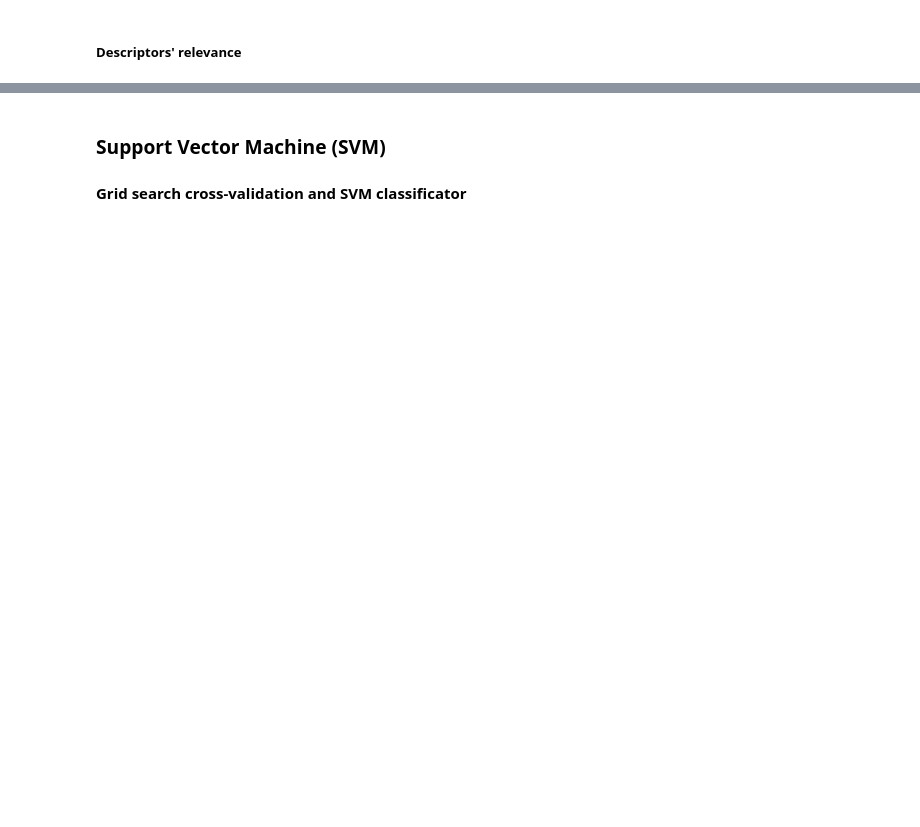
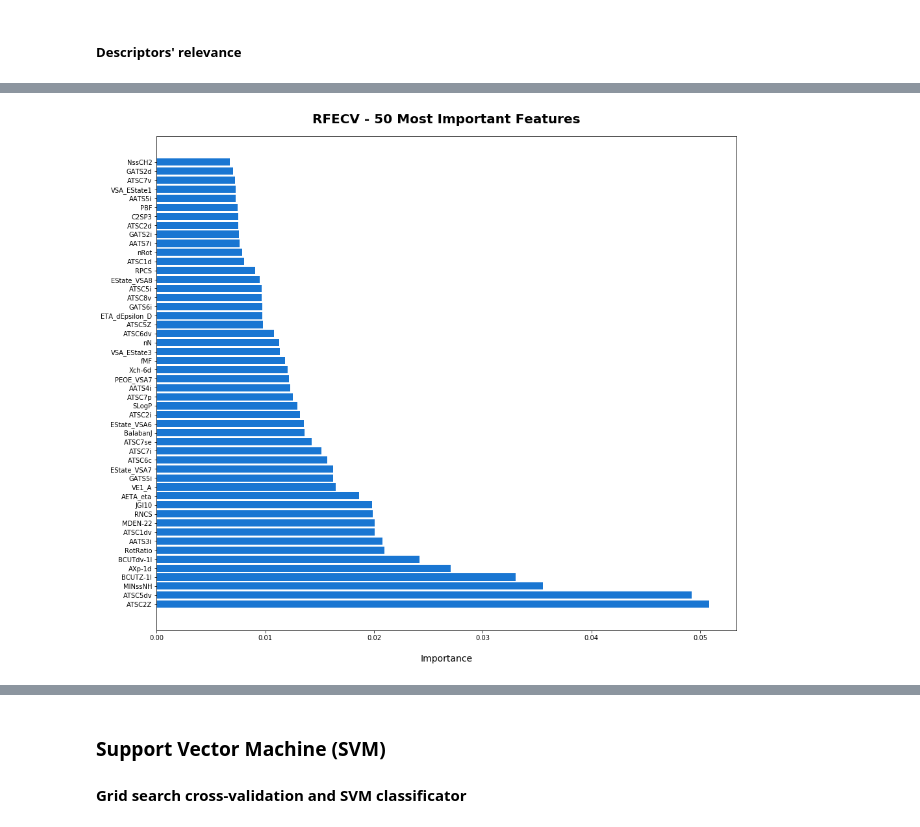
Before and after one commit to AlexisMolinaMR/PeleAI, a Jupyter notebook: PeleAI/descriptors/Descriptors_curation_to_ML.ipynb, the cells around one changed output, grey strips where cells are left out. Drawn from its saved outputs; the diff is of its cells as text; code cells hidden in the pictures; blank space fills up the shorter version.

```diff
--- a/PeleAI/descriptors/Descriptors_curation_to_ML.ipynb
+++ b/PeleAI/descriptors/Descriptors_curation_to_ML.ipynb
@@ -454,7 +427,7 @@ print(str(len(cor_feature)), 'selected features')
 # %% [markdown]
 #### LASSO
 # %%
-embeded_lr_selector = SelectFromModel(LogisticRegression(penalty="l1"), max_features=len(train.columns))
+embeded_lr_selector = SelectFromModel(LogisticRegression(penalty="l2"), max_features=len(train.columns))
 embeded_lr_selector.fit(train_mmsc, ic50_train_enc)
 
 embeded_lr_support = embeded_lr_selector.get_support()
@@ -777,0 +815,8 @@ dset.head()
+# %%
+plt.figure(figsize=(16, 14))
+plt.barh(y=dset.iloc[0:50,0], width=dset.iloc[0:50,1], color='#1976D2')
+plt.title('RFECV - 50 Most Important Features', fontsize=20, fontweight='bold', pad=20)
+plt.xlabel('Importance', fontsize=14, labelpad=20)
+plt.show()
+# %% [output]
+[figure, added]
```
Also changed, not shown: parts of 56 cells of this notebook, 6 other files.
